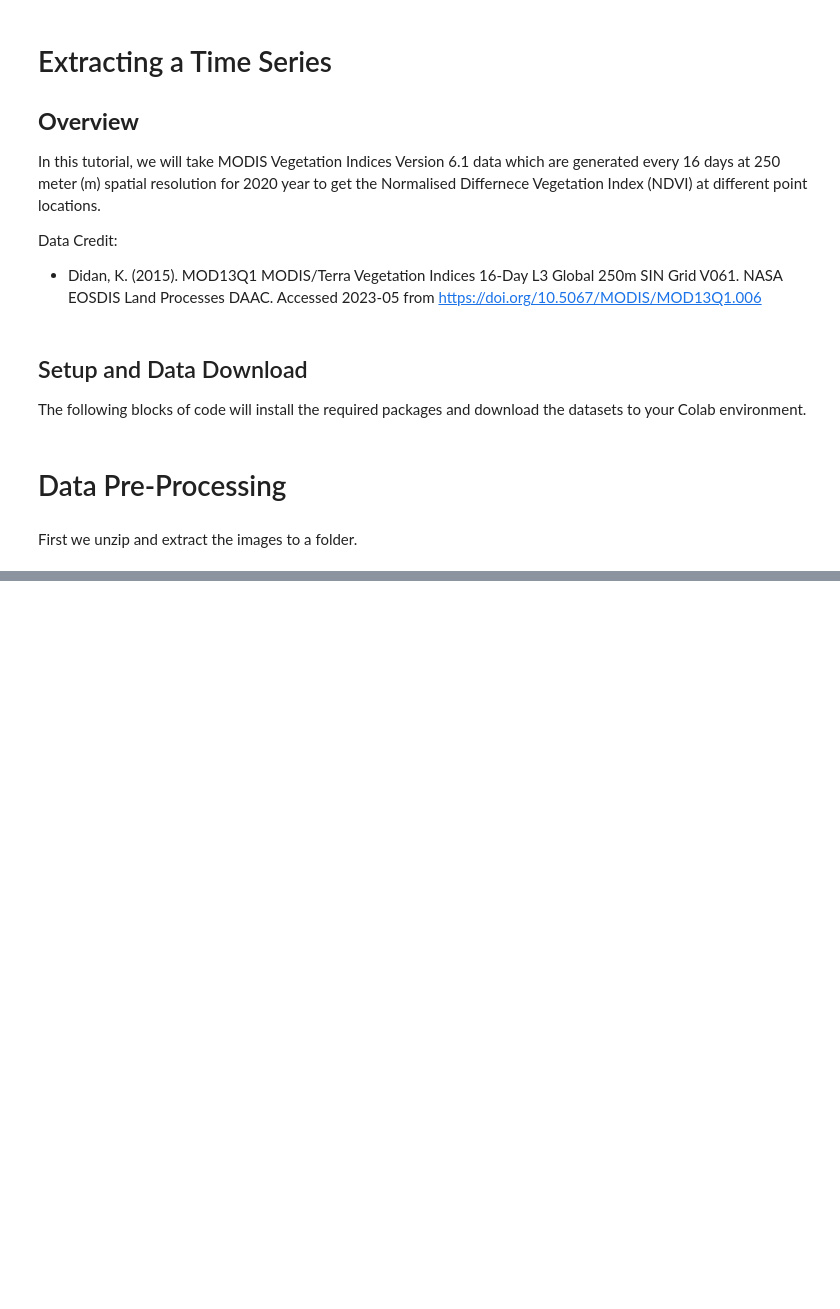
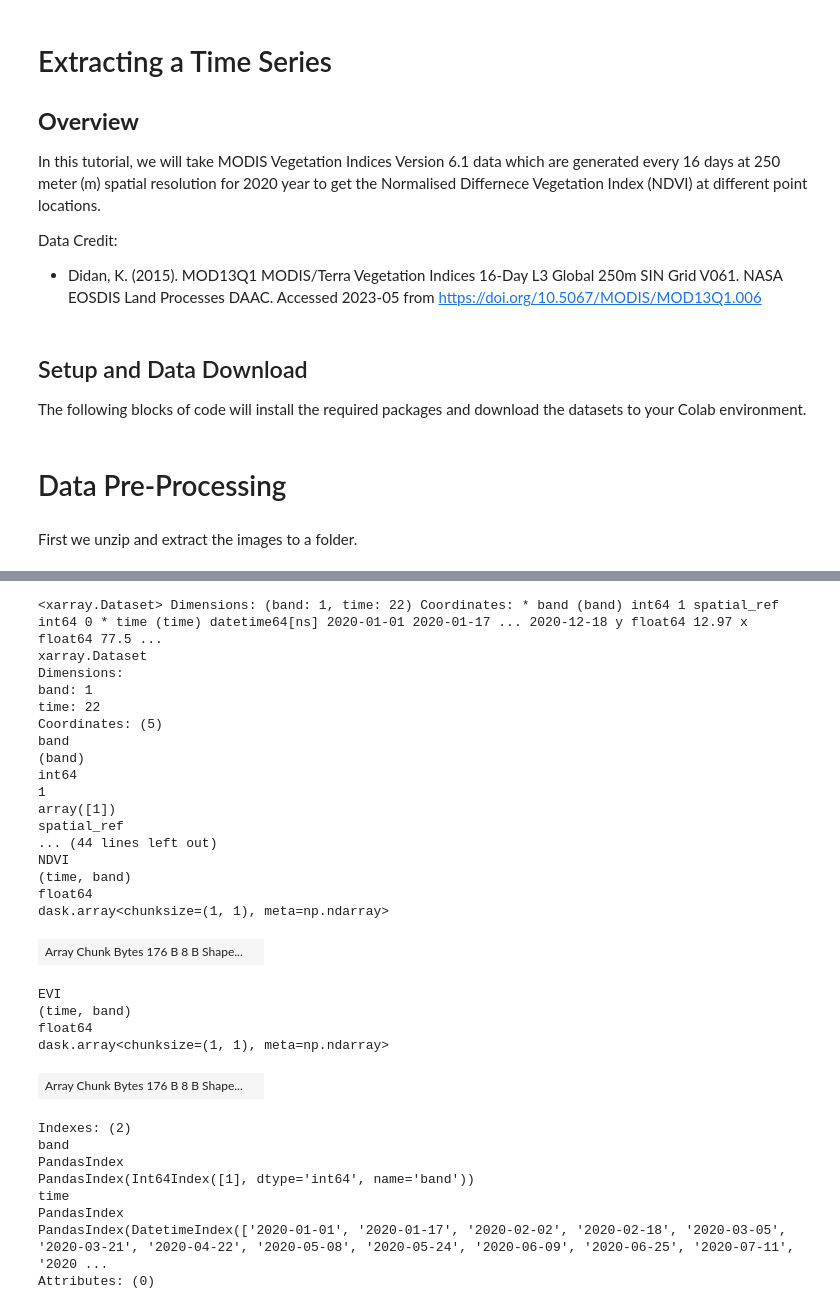
Before and after one commit to spatialthoughts/python-tutorials, a Jupyter notebook: extracting_time_series.ipynb, the cells around one changed output, grey strips where cells are left out. Drawn from its saved outputs; the diff is of its cells as text; code cells hidden in the pictures; blank space fills up the shorter version.

```diff
--- a/extracting_time_series.ipynb
+++ b/extracting_time_series.ipynb
@@ -158,0 +149,34 @@ time_series_scenes.sel(band=1).plot.imshow(col='time', robust=True)
+# %%
+time_series
+# %% [output]
+<xarray.Dataset> Dimensions: (band: 1, time: 22) Coordinates: * band (band) int64 1 spatial_ref int64 0 * time (time) datetime64[ns] 2020-01-01 2020-01-17 ... 2020-12-18 y float64 12.97 x float64 77.5 ...
+xarray.Dataset
+Dimensions:
+band: 1
+time: 22
+Coordinates: (5)
+band
+(band)
+int64
+1
+array([1])
+spatial_ref
+... (44 lines left out)
+NDVI
+(time, band)
+float64
+dask.array<chunksize=(1, 1), meta=np.ndarray>
+| Array Chunk Bytes 176 B 8 B Shape... |  |
+EVI
+(time, band)
+float64
+dask.array<chunksize=(1, 1), meta=np.ndarray>
+| Array Chunk Bytes 176 B 8 B Shape... |  |
+Indexes: (2)
+band
+PandasIndex
+PandasIndex(Int64Index([1], dtype='int64', name='band'))
+time
+PandasIndex
+PandasIndex(DatetimeIndex(['2020-01-01', '2020-01-17', '2020-02-02', '2020-02-18', '2020-03-05', '2020-03-21', '2020-04-22', '2020-05-08', '2020-05-24', '2020-06-09', '2020-06-25', '2020-07-11', '2020 ...
+Attributes: (0)
```
Also changed, not shown: parts of 8 cells of this notebook.
